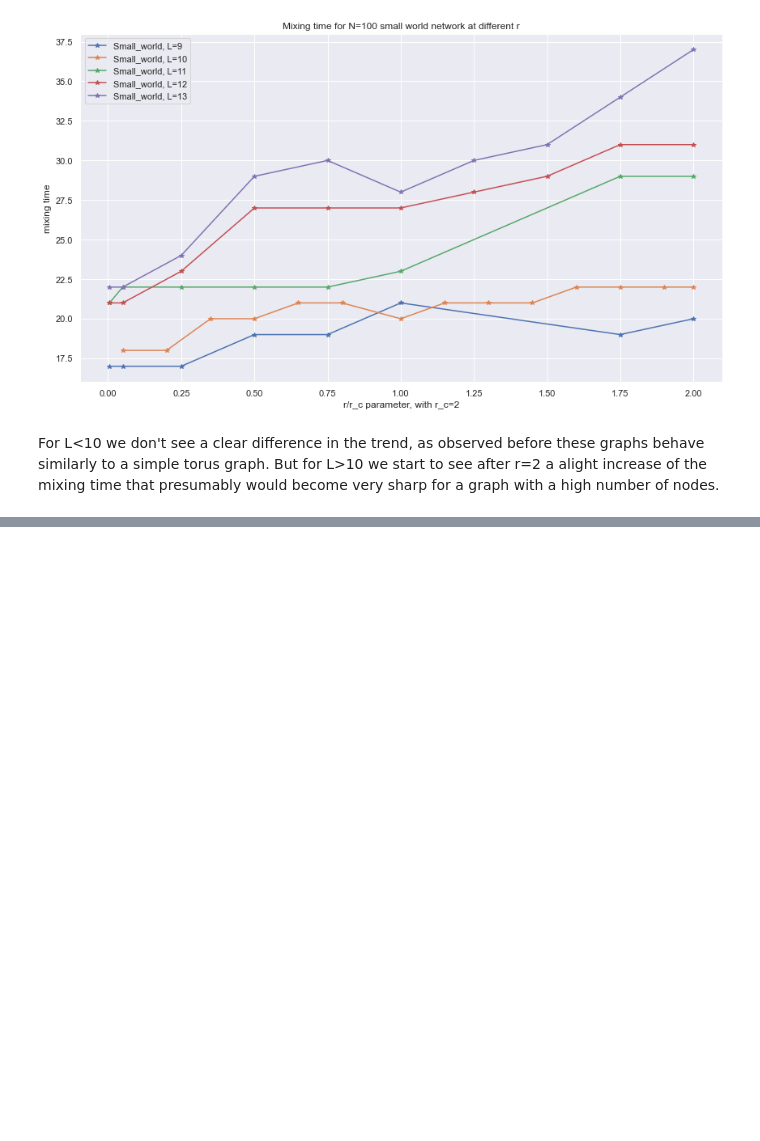
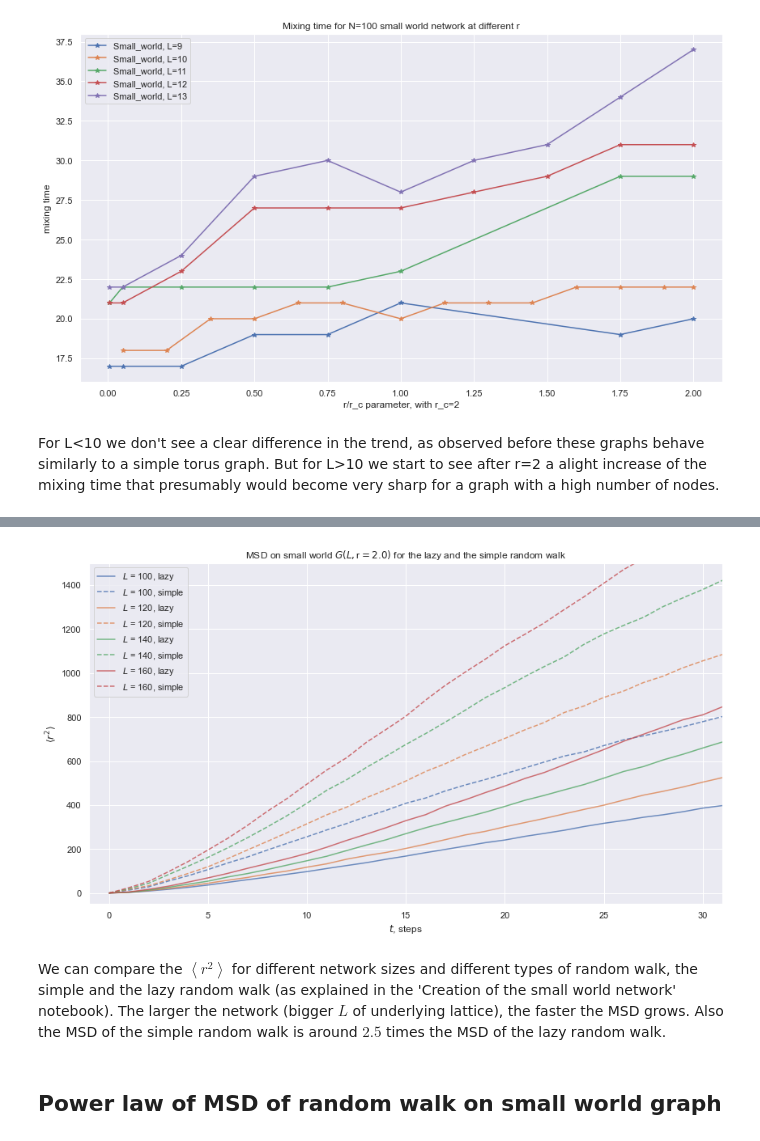
Before and after one commit to lucablessing/random-walks-on-small-world-networks, a Jupyter notebook: notebooks/Final_report.ipynb, the cells around one changed output, grey strips where cells are left out. Saved outputs shown, nothing was run; the diff lists cells and outputs as text; code cells hidden in the pictures; blank space fills up the shorter version.

```diff
--- a/notebooks/Final_report.ipynb
+++ b/notebooks/Final_report.ipynb
@@ -603,0 +812,32 @@ For L<10 we don't see a clear difference in the trend, as observed before these
+# %%
+for idx_r in range(len(r_list)):
+    r_i = r_list[idx_r]
+    r_sq_lazy = r_sq_all_lazy[idx_r]
+    r_sq_simple = r_sq_all_simple[idx_r]
+
+    # plot
+    fig, ax = plt.subplots(figsize=(12,7))
+    ax.set_title(r'MSD on small world $G(L, $r$={})$ for the lazy and the simple random walk'.format(r_i))
+
+    for i, L_i in enumerate(L_list[1:]):
+        ax.plot(np.arange(r_sq_lazy[0].shape[0]), r_sq_lazy[i+1],
+                alpha=0.8, c=sns.color_palette()[i],
+                label=r'$L$ = {}, lazy'.format(L_i))
+        ax.plot(np.arange(r_sq_simple[0].shape[0]), r_sq_simple[i+1],
+                alpha=.8, c=sns.color_palette()[i], ls='dashed',
+                label=r'$L$ = {}, simple'.format(L_i))
+
+    ax.set_ylabel(r'$\langle r^2 \rangle$')
+    ax.set_xlabel(r'$t$, steps')
+    #ax.loglog()
+    ax.set_ylim(-50, 1500)
+    ax.set_xlim(-1, 31)
+    ax.legend()
+    plt.tight_layout()
+    plt.show()
+# %% [output]
+[figure, added]
+# %% [markdown]
+We can compare the $\left\langle r^2 \right\rangle$ for different network sizes and different types of random walk, the simple and the lazy random walk (as explained in the 'Creation of the small world network' notebook). The larger the network (bigger $L$ of underlying lattice), the faster the MSD grows. Also the MSD of the simple random walk is around $2.5$ times the MSD of the lazy random walk.
+# %% [markdown]
+## Power law of MSD of random walk on small world graph
```
Also changed, not shown: parts of 17 cells of this notebook, 1 other file.
